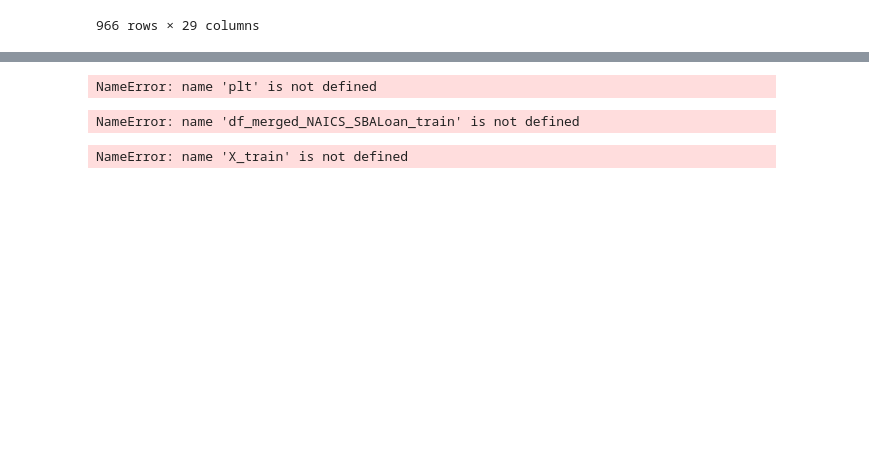
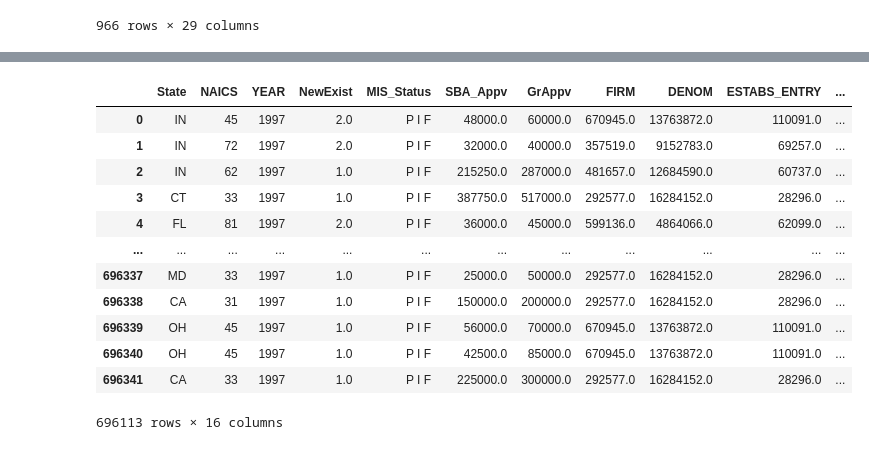
Before and after one commit to CIV2T1PEY/CIV1498-Group-Project, a Jupyter notebook: Python_Prashan_Notebook.ipynb, the cells around one changed output, grey strips where cells are left out. Saved outputs shown, nothing was run; the diff lists cells and outputs as text; code cells hidden in the pictures; blank space fills up the shorter version.

```diff
--- a/Python_Prashan_Notebook.ipynb
+++ b/Python_Prashan_Notebook.ipynb
@@ -152,4 +153,19 @@ print(DF_NAICS.shape)
 # %%
 df_merged_NAICS_SBALoan = pd.merge(DF_SBA_Loan, DF_NAICS,  how='left', left_on=['NAICS','YEAR'], right_on = ['NAICS','YEAR'])
+df_merged_NAICS_SBALoan = df_merged_NAICS_SBALoan.dropna()
 df_merged_NAICS_SBALoan
+# %% [output]
+|  | State | NAICS | YEAR | NewExist | MIS_Status | SBA_Appv | GrAppv | FIRM | DENOM | ESTABS_ENTRY | ... |
+| 0 | IN | 45 | 1997 | 2.0 | P I F | 48000.0 | 60000.0 | 670945.0 | 13763872.0 | 110091.0 | ... |
+| 1 | IN | 72 | 1997 | 2.0 | P I F | 32000.0 | 40000.0 | 357519.0 | 9152783.0 | 69257.0 | ... |
+| 2 | IN | 62 | 1997 | 1.0 | P I F | 215250.0 | 287000.0 | 481657.0 | 12684590.0 | 60737.0 | ... |
+| 3 | CT | 33 | 1997 | 1.0 | P I F | 387750.0 | 517000.0 | 292577.0 | 16284152.0 | 28296.0 | ... |
+| 4 | FL | 81 | 1997 | 2.0 | P I F | 36000.0 | 45000.0 | 599136.0 | 4864066.0 | 62099.0 | ... |
+| ... | ... | ... | ... | ... | ... | ... | ... | ... | ... | ... | ... |
+| 696337 | MD | 33 | 1997 | 1.0 | P I F | 25000.0 | 50000.0 | 292577.0 | 16284152.0 | 28296.0 | ... |
+| 696338 | CA | 31 | 1997 | 1.0 | P I F | 150000.0 | 200000.0 | 292577.0 | 16284152.0 | 28296.0 | ... |
+| 696339 | OH | 45 | 1997 | 1.0 | P I F | 56000.0 | 70000.0 | 670945.0 | 13763872.0 | 110091.0 | ... |
+| 696340 | OH | 45 | 1997 | 1.0 | P I F | 42500.0 | 85000.0 | 670945.0 | 13763872.0 | 110091.0 | ... |
+| 696341 | CA | 33 | 1997 | 1.0 | P I F | 225000.0 | 300000.0 | 292577.0 | 16284152.0 | 28296.0 | ... |
+696113 rows × 16 columns
 # %%
@@ -157,12 +173,10 @@ correlation = df_merged_NAICS_SBALoan.corr()
 # %%
-plt.figure(figsize=(10,10))
-plt.title('Correlation Heatmap of NAICS_SBA_Dataset')
-ax = sns.heatmap(correlation, square=True, annot=True, fmt='.2f', linecolor='white')
-ax.set_xticklabels(ax.get_xticklabels(), rotation=90)
-ax.set_yticklabels(ax.get_yticklabels(), rotation=30)
-plt.show()
+# plt.figure(figsize=(10,10))
+# plt.title('Correlation Heatmap of NAICS_SBA_Dataset')
+# ax = sns.heatmap(correlation, square=True, annot=True, fmt='.2f', linecolor='white')
+# ax.set_xticklabels(ax.get_xticklabels(), rotation=90)
+# ax.set_yticklabels(ax.get_yticklabels(), rotation=30)
+# plt.show()
-# %% [output]
-NameError: name 'plt' is not defined
 # %%
 # Splitting the data into Train, Val and Test:
 df_merged_NAICS_SBALoan_train = df_merged_NAICS_SBALoan[df_merged_NAICS_SBALoan['YEAR']<=2007]
@@ -175,12 +189,6 @@ y_val = df_merged_NAICS_SBALoan_val['SBA_Appv'] / df_merged_NAICS_SBALoan_val['G
 X_val = df_merged_NAICS_SBALoan_val.drop(['SBA_Appv'], axis=1)
 y_test = df_merged_NAICS_SBALoan_test['SBA_Appv'] / df_merged_NAICS_SBALoan_test['GrAppv']
 X_test = df_merged_NAICS_SBALoan_test.drop(['SBA_Appv'], axis=1)
-# %% [output]
-NameError: name 'df_merged_NAICS_SBALoan_train' is not defined
-# %%
-X_train.isnull().sum()
-# %% [output]
-NameError: name 'X_train' is not defined
 # %%
 # # Standardizing the training data and inserting the first column of 1s
 # from sklearn.preprocessing import StandardScaler
```
Also changed, not shown: parts of 11 cells of this notebook.
